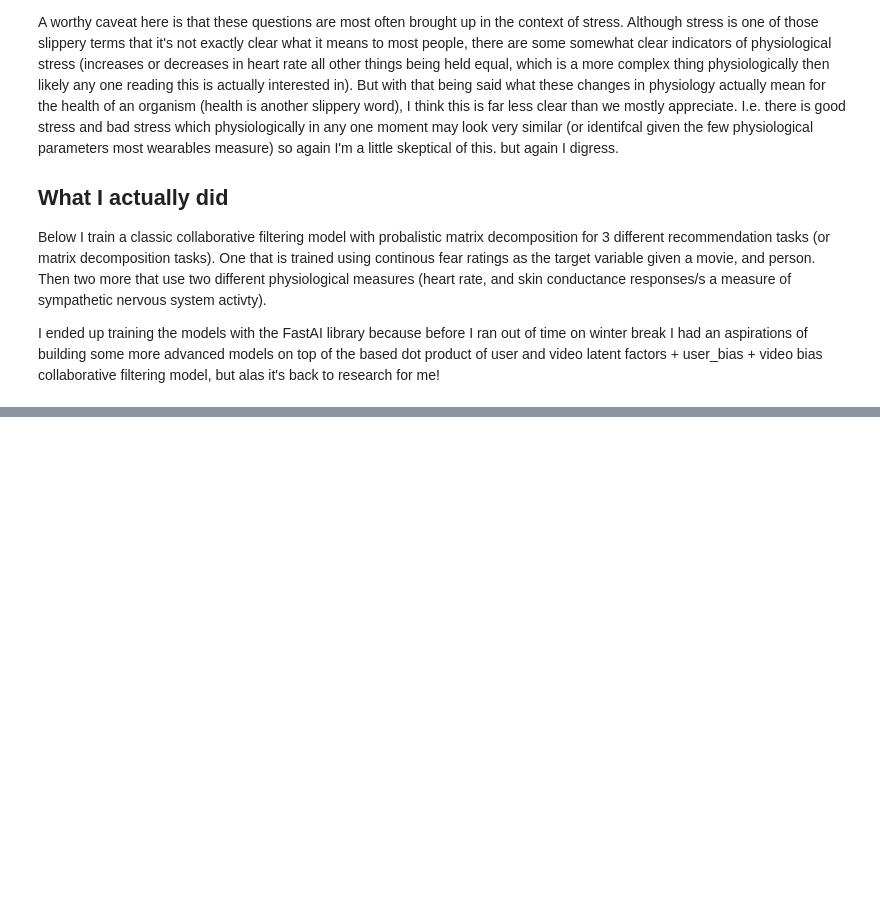
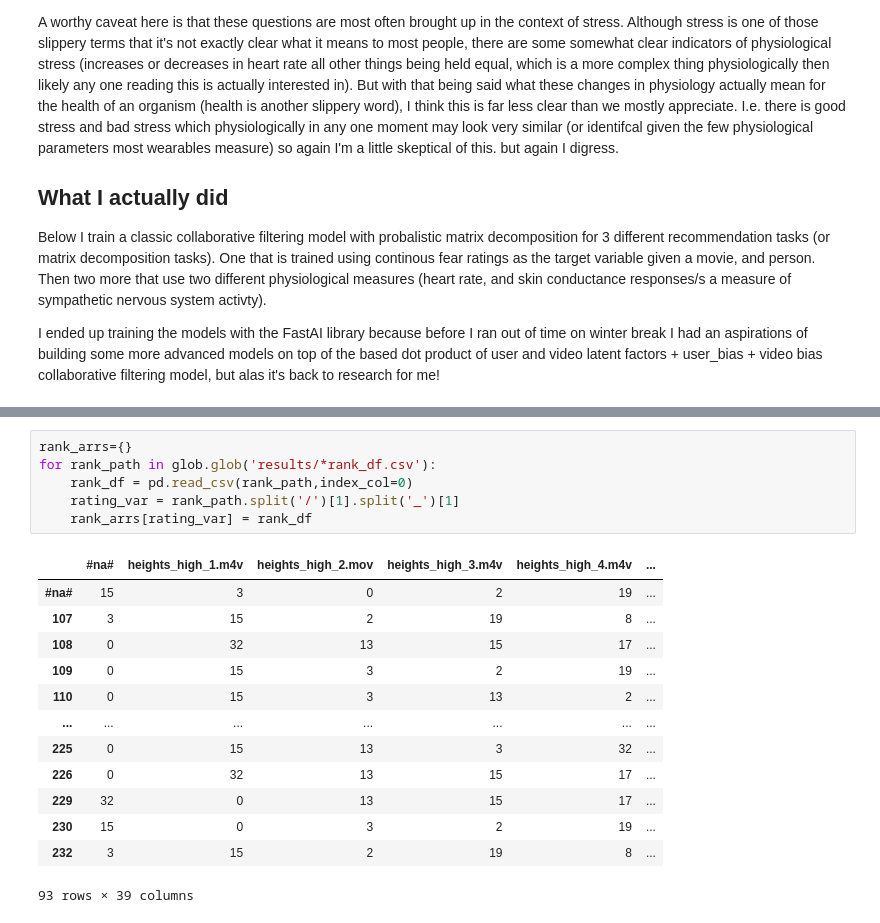
Before and after one commit to kcmcveigh/aff_recomend, a Jupyter notebook: results.ipynb, the cells around one changed output, grey strips where cells are left out. Cells and saved outputs as stored; diff of their text form; blank space fills up the shorter version.

Commit message:
updating results

```diff
--- a/results.ipynb
+++ b/results.ipynb
@@ -28,0 +72,20 @@ I ended up training the models with the FastAI library because before I ran out
+# %%
+rank_arrs={}
+for rank_path in glob.glob('results/*rank_df.csv'):
+    rank_df = pd.read_csv(rank_path,index_col=0)
+    rating_var = rank_path.split('/')[1].split('_')[1]
+    rank_arrs[rating_var] = rank_df
+# %% [output]
+|  | #na# | heights_high_1.m4v | heights_high_2.mov | heights_high_3.m4v | heights_high_4.m4v | ... |
+| #na# | 15 | 3 | 0 | 2 | 19 | ... |
+| 107 | 3 | 15 | 2 | 19 | 8 | ... |
+| 108 | 0 | 32 | 13 | 15 | 17 | ... |
+| 109 | 0 | 15 | 3 | 2 | 19 | ... |
+| 110 | 0 | 15 | 3 | 13 | 2 | ... |
+| ... | ... | ... | ... | ... | ... | ... |
+| 225 | 0 | 15 | 13 | 3 | 32 | ... |
+| 226 | 0 | 32 | 13 | 15 | 17 | ... |
+| 229 | 32 | 0 | 13 | 15 | 17 | ... |
+| 230 | 15 | 0 | 3 | 2 | 19 | ... |
+| 232 | 3 | 15 | 2 | 19 | 8 | ... |
+93 rows × 39 columns
```
Also changed, not shown: parts of 5 cells of this notebook, 6 other files.
